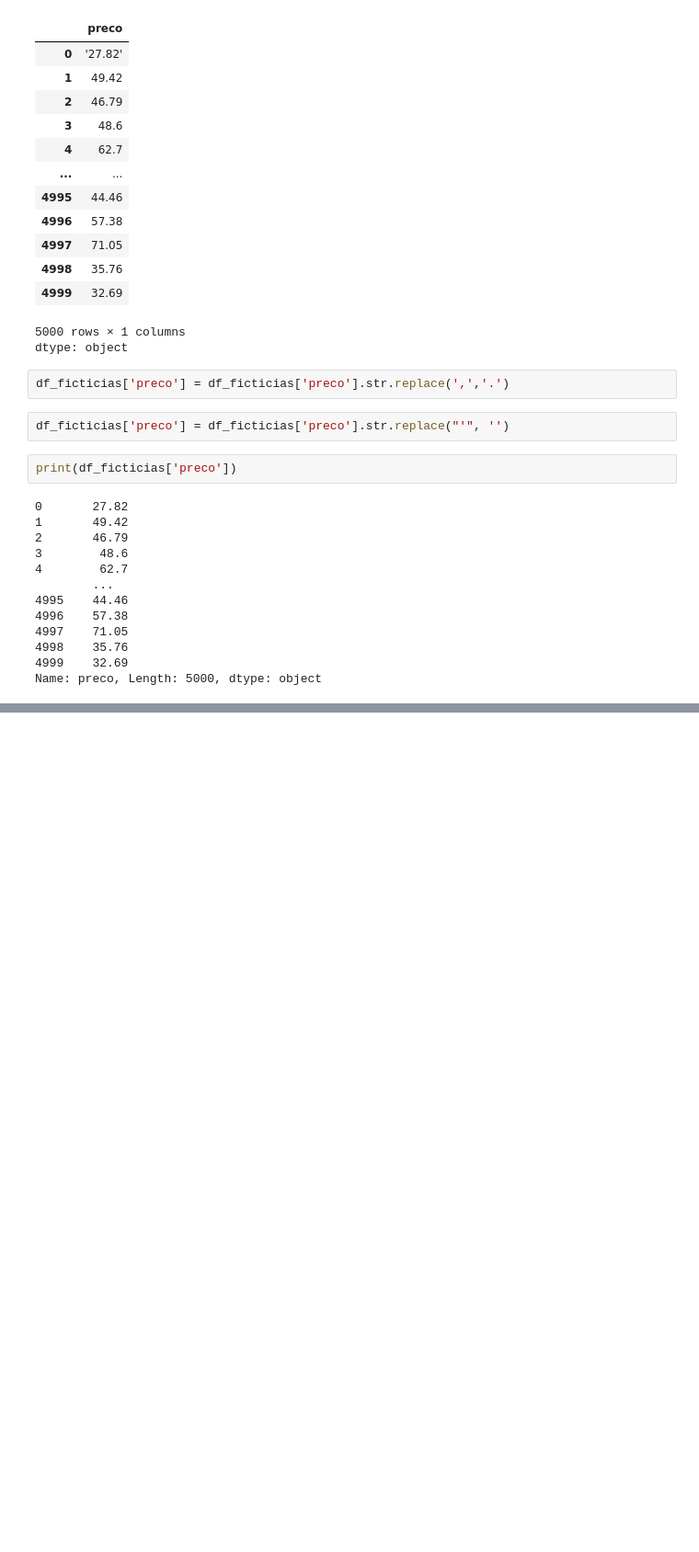
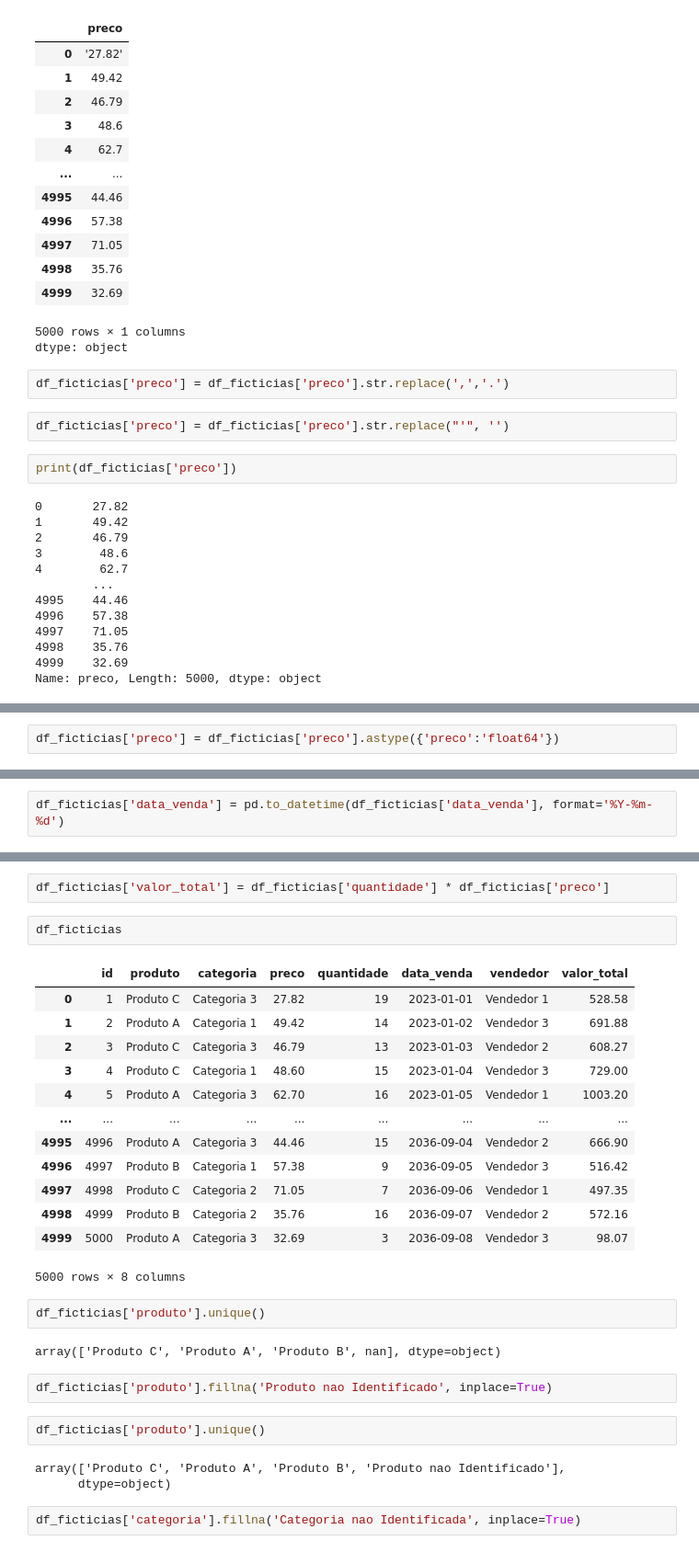
Before and after one commit to vamvieira/Aulas_Senai, a Jupyter notebook: AquisicaoDeDados.ipynb, the cells around one changed output, grey strips where cells are left out. Shown: that part at 92% size. Cells and saved outputs as stored; diff of their text form; blank space fills up the shorter version.

Commit message:
Python Data Science

```diff
--- a/AquisicaoDeDados.ipynb
+++ b/AquisicaoDeDados.ipynb
@@ -459,0 +457,2 @@ print(df_ficticias)
+# %%
+df_ficticias['preco'] = df_ficticias['preco'].astype({'preco':'float64'})
@@ -459,0 +463,2 @@ print(df_ficticias)
+# %%
+df_ficticias['data_venda'] = pd.to_datetime(df_ficticias['data_venda'], format='%Y-%m-%d')
@@ -459,0 +482,31 @@ print(df_ficticias)
+# %%
+df_ficticias['valor_total'] = df_ficticias['quantidade'] * df_ficticias['preco']
+# %%
+df_ficticias
+# %% [output]
+|  | id | produto | categoria | preco | quantidade | data_venda | vendedor | valor_total |
+| 0 | 1 | Produto C | Categoria 3 | 27.82 | 19 | 2023-01-01 | Vendedor 1 | 528.58 |
+| 1 | 2 | Produto A | Categoria 1 | 49.42 | 14 | 2023-01-02 | Vendedor 3 | 691.88 |
+| 2 | 3 | Produto C | Categoria 3 | 46.79 | 13 | 2023-01-03 | Vendedor 2 | 608.27 |
+| 3 | 4 | Produto C | Categoria 1 | 48.60 | 15 | 2023-01-04 | Vendedor 3 | 729.00 |
+| 4 | 5 | Produto A | Categoria 3 | 62.70 | 16 | 2023-01-05 | Vendedor 1 | 1003.20 |
+| ... | ... | ... | ... | ... | ... | ... | ... | ... |
+| 4995 | 4996 | Produto A | Categoria 3 | 44.46 | 15 | 2036-09-04 | Vendedor 2 | 666.90 |
+| 4996 | 4997 | Produto B | Categoria 1 | 57.38 | 9 | 2036-09-05 | Vendedor 3 | 516.42 |
+| 4997 | 4998 | Produto C | Categoria 2 | 71.05 | 7 | 2036-09-06 | Vendedor 1 | 497.35 |
+| 4998 | 4999 | Produto B | Categoria 2 | 35.76 | 16 | 2036-09-07 | Vendedor 2 | 572.16 |
+| 4999 | 5000 | Produto A | Categoria 3 | 32.69 | 3 | 2036-09-08 | Vendedor 3 | 98.07 |
+5000 rows × 8 columns
+# %%
+df_ficticias['produto'].unique()
+# %% [output]
+array(['Produto C', 'Produto A', 'Produto B', nan], dtype=object)
+# %%
+df_ficticias['produto'].fillna('Produto nao Identificado', inplace=True)
+# %%
+df_ficticias['produto'].unique()
+# %% [output]
+array(['Produto C', 'Produto A', 'Produto B', 'Produto nao Identificado'],
+      dtype=object)
+# %%
+df_ficticias['categoria'].fillna('Categoria nao Identificada', inplace=True)
```
Also changed, not shown: parts of 14 cells of this notebook.
